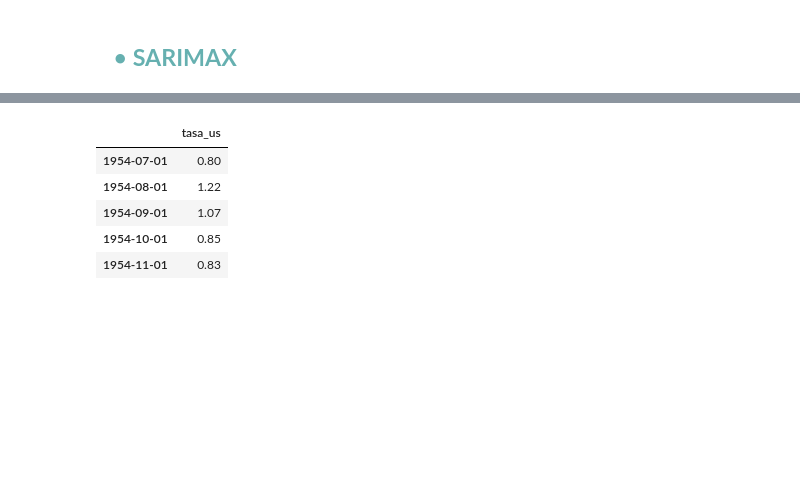
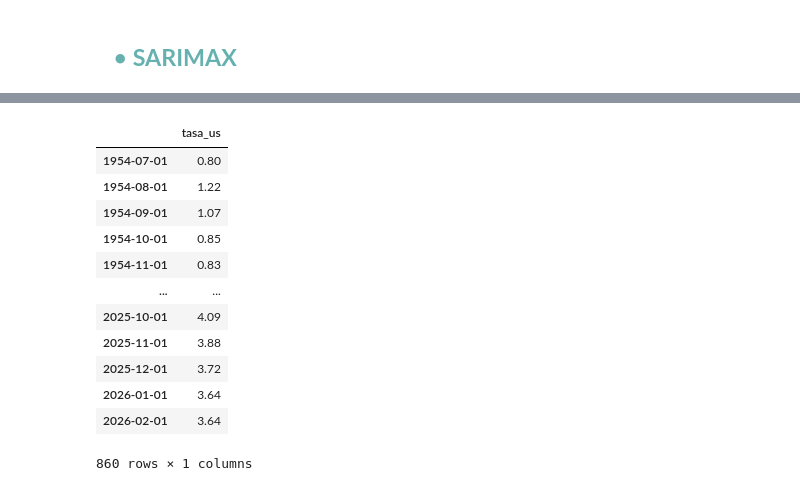
Before and after one commit to Moni-Ib/Examen1_ModelosNoLineales, a Jupyter notebook: Sarimax_7.ipynb, the cells around one changed output, grey strips where cells are left out. Cells and saved outputs as stored; diff of their text form; code cells hidden in the pictures; blank space fills up the shorter version.

```diff
--- a/Sarimax_7.ipynb
+++ b/Sarimax_7.ipynb
@@ -684,23 +687,30 @@ tasa_mx.head()
 # %%
 from fredapi import Fred
 
 # Tasa objetivo de EU
 API_KEY = '5971983c33e5c55ccba85f8742864ef5 '
 
 # Consultar la serie desde fred
 fred = Fred(api_key=API_KEY)
 
 tasa_us = fred.get_series("FEDFUNDS")
 
 # Hazerlo df
 tasa_us = tasa_us.to_frame(name="tasa_us")
 tasa_us.index = pd.to_datetime(tasa_us.index)
 
-tasa_us.head()
+tasa_us
 # %% [output]
 |  | tasa_us |
 | 1954-07-01 | 0.80 |
 | 1954-08-01 | 1.22 |
 | 1954-09-01 | 1.07 |
 | 1954-10-01 | 0.85 |
 | 1954-11-01 | 0.83 |
+| ... | ... |
+| 2025-10-01 | 4.09 |
+| 2025-11-01 | 3.88 |
+| 2025-12-01 | 3.72 |
+| 2026-01-01 | 3.64 |
+| 2026-02-01 | 3.64 |
+860 rows × 1 columns
```
Also changed, not shown: parts of 26 cells of this notebook.
